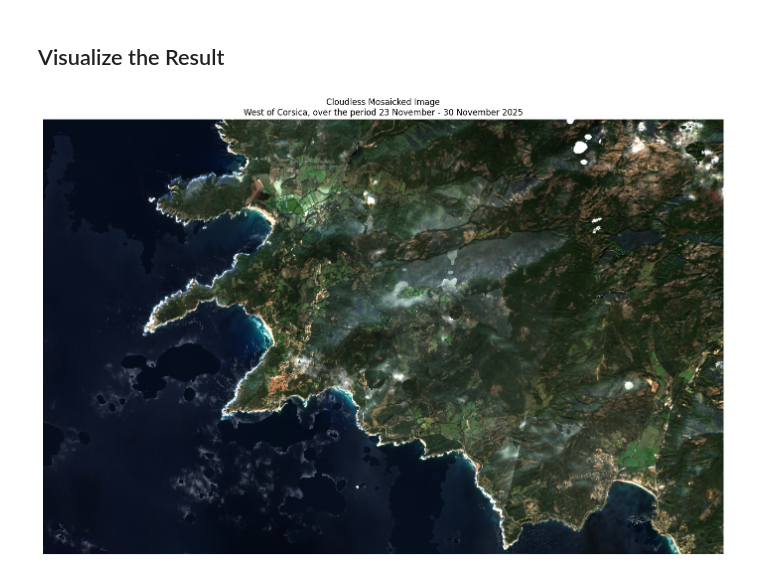
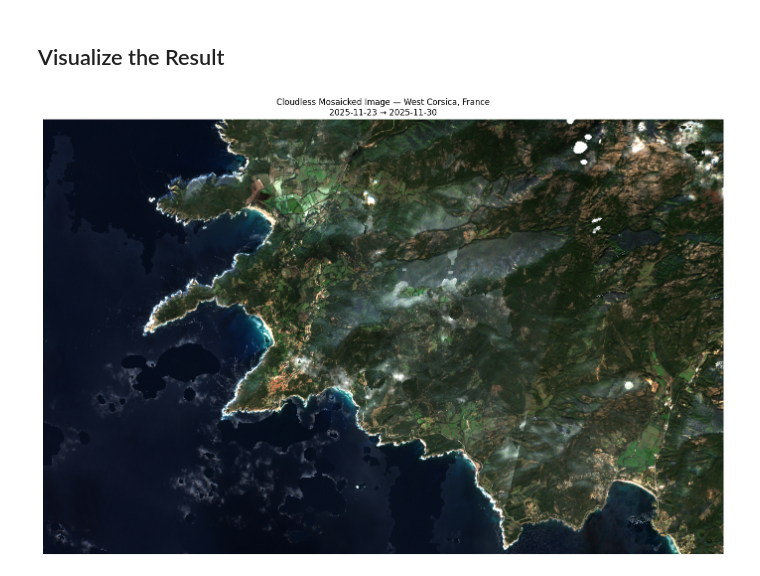
Before and after one commit to developmentseed/openeo-udp, a Jupyter notebook: notebooks/sentinel/sentinel-2/cloud_and_atmospheric_processing/cloudless_mosaic.ipynb, the cells around one changed output. Cells and saved outputs as stored; diff of their text form; code cells hidden in the pictures.

```diff
--- a/notebooks/sentinel/sentinel-2/cloud_and_atmospheric_processing/cloudless_mosaic.ipynb
+++ b/notebooks/sentinel/sentinel-2/cloud_and_atmospheric_processing/cloudless_mosaic.ipynb
@@ -186,20 +231,34 @@ mosaic_image = mosaic_image.save_result("PNG")
 # %%
-mosaic_image.download("mosaic_cloudless.png")
+# Define parameters for the process graph
+filename = f"{_algorithm_id}_{current_params['location_name'].replace(' ', '_').replace(',', '').lower()}.tif"
+
+# Synchronous execution (POST /result) does not accept unresolved Parameter refs,
+# so materialize them with the current parameter set's defaults before download.
+# The underlying parameterized graph is preserved for the UDP export cell below.
+resolved = param_manager.resolve(mosaic_image, current_params)
+resolved.download(filename)
 # %% [markdown]
 ## Visualize the Result
 # %%
-# Load and display the image
-img = Image.open("mosaic_cloudless.png")
+# Load the GeoTIFF mosaic and display it as an RGB image.
+ds = rioxarray.open_rasterio(filename)
+
+# Move the band axis last and clip reflectance to [0, 1] for display.
+rgb_img = ds.transpose("y", "x", "band").values
+rgb_img = rgb_img.clip(0, 1)
 
 fig, ax = plt.subplots(figsize=(14, 10), dpi=100)
-ax.imshow(img)
+ax.imshow(
+    rgb_img,
+    extent=[ds.x.values.min(), ds.x.values.max(), ds.y.values.min(), ds.y.values.max()],
+)
 ax.set_title(
-    "Cloudless Mosaicked Image\n"
-    "West of Corsica, over the period 23 November - 30 November 2025",
+    f"Cloudless Mosaicked Image — {current_params['location_name']}\n"
+    f"{current_params['time'].default[0]} → {current_params['time'].default[1]}",
     fontsize=12,
 )
 ax.axis("off")
 plt.tight_layout()
 plt.show()
 # %% [output]
-[figure, old version]
+[figure, new version]
```
Also changed, not shown: parts of 12 cells of this notebook, 5 other files.
